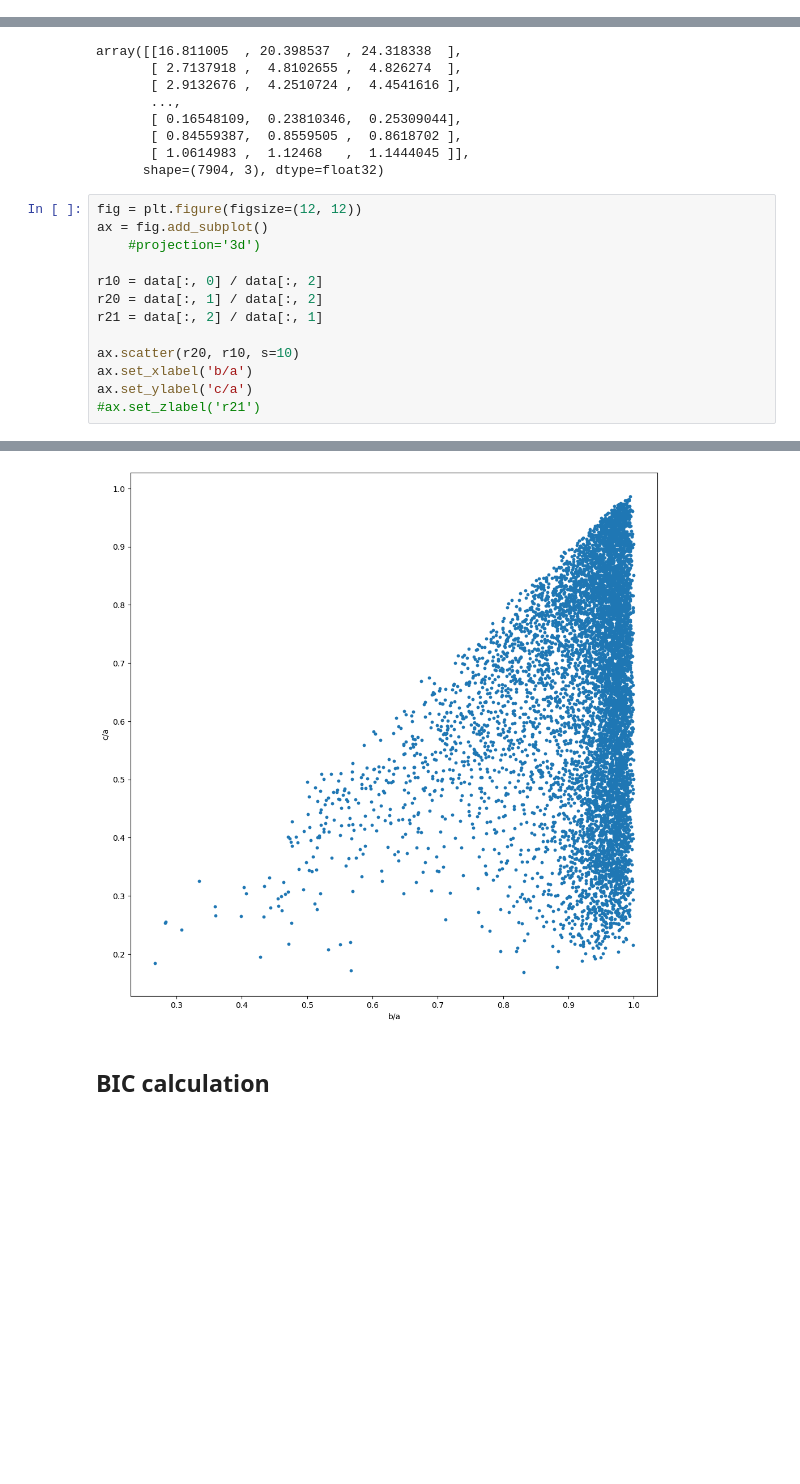
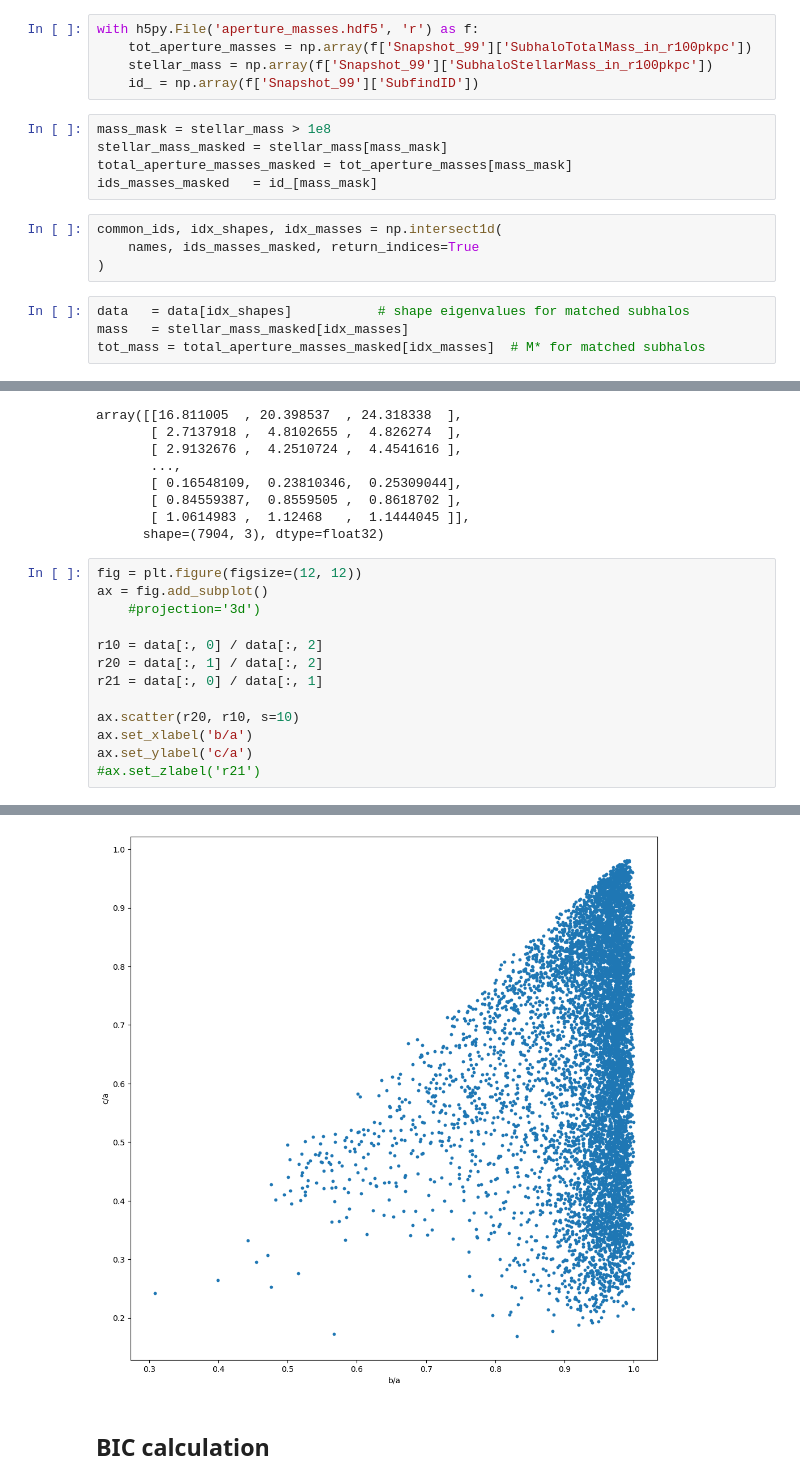
Before and after one commit to CosmicHitchhiker/ds_astro_2026s, a Jupyter notebook: axisratios.ipynb, the cells around one changed output, grey strips where cells are left out. Drawn from its saved outputs; the diff is of its cells as text; blank space fills up the shorter version.

```diff
--- a/axisratios.ipynb
+++ b/axisratios.ipynb
@@ -22,6 +22,24 @@ import os
 with h5py.File('stellar_circs.hdf5', 'r') as f:
     data = np.array(f['Snapshot_99']['MassTensorEigenVals'])
     names = np.array(f['Snapshot_99']['SubfindID'])
+# %%
+with h5py.File('aperture_masses.hdf5', 'r') as f:
+    tot_aperture_masses = np.array(f['Snapshot_99']['SubhaloTotalMass_in_r100pkpc'])
+    stellar_mass = np.array(f['Snapshot_99']['SubhaloStellarMass_in_r100pkpc'])
+    id_ = np.array(f['Snapshot_99']['SubfindID'])
+# %%
+mass_mask = stellar_mass > 1e8
+stellar_mass_masked = stellar_mass[mass_mask]
+total_aperture_masses_masked = tot_aperture_masses[mass_mask]
+ids_masses_masked   = id_[mass_mask]
+# %%
+common_ids, idx_shapes, idx_masses = np.intersect1d(
+    names, ids_masses_masked, return_indices=True
+)
+# %%
+data   = data[idx_shapes]           # shape eigenvalues for matched subhalos
+mass   = stellar_mass_masked[idx_masses]
+tot_mass = total_aperture_masses_masked[idx_masses]  # M* for matched subhalos
 # %%
 flatness = data[:,0]/np.sqrt(data[:,1]*data[:,2])
 # %%
@@ -48,19 +66,19 @@ array([[16.811005  , 20.398537  , 24.318338  ],
 # %%
 fig = plt.figure(figsize=(12, 12))
 ax = fig.add_subplot()
     #projection='3d')
 
 r10 = data[:, 0] / data[:, 2]
 r20 = data[:, 1] / data[:, 2]
-r21 = data[:, 2] / data[:, 1]
+r21 = data[:, 0] / data[:, 1]
 
 ax.scatter(r20, r10, s=10)
 ax.set_xlabel('b/a')
 ax.set_ylabel('c/a')
 #ax.set_zlabel('r21')
 # %% [output]
 Text(0, 0.5, 'c/a')
-[figure, old version]
+[figure, new version]
 # %% [markdown]
 ## BIC calculation
 # %%
```
Also changed, not shown: parts of 10 cells of this notebook.
